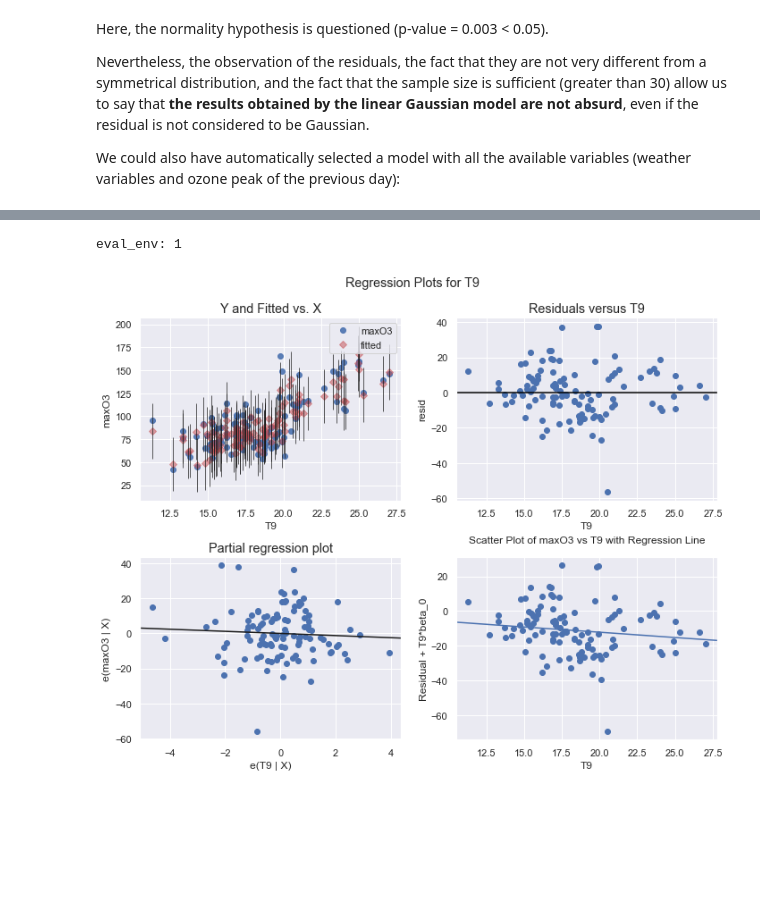
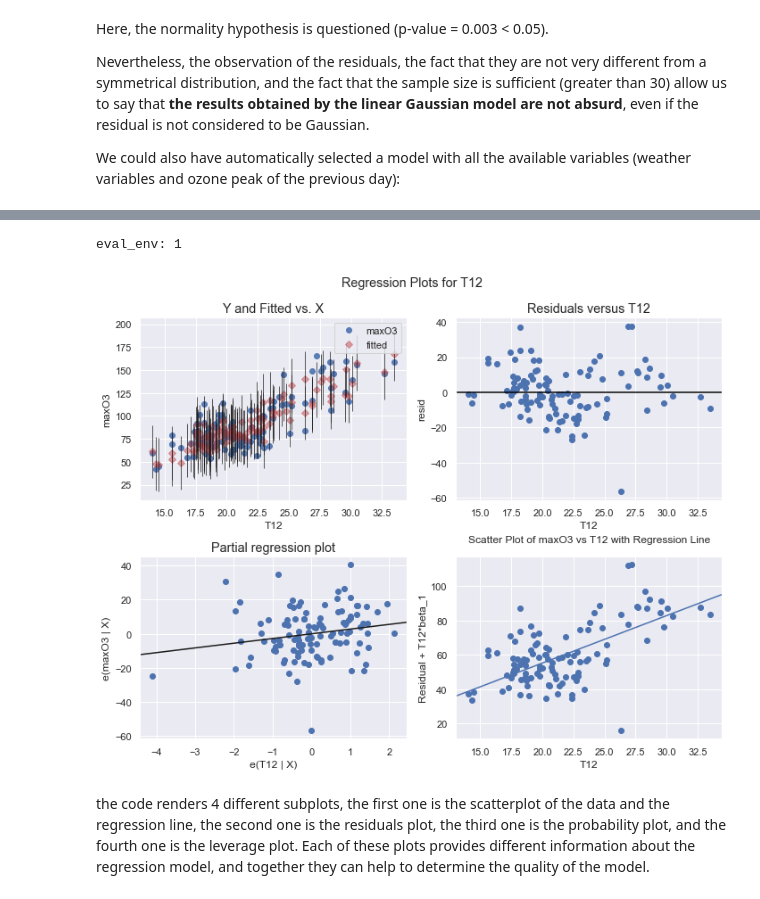
Before and after one commit to IbLahlou/Regression-Project, a Jupyter notebook: Notebook/Linear_Regression_Notebook.ipynb, the cells around one changed output, grey strips where cells are left out. Drawn from its saved outputs; the diff is of its cells as text; code cells hidden in the pictures; blank space fills up the shorter version.

```diff
--- a/Notebook/Linear_Regression_Notebook.ipynb
+++ b/Notebook/Linear_Regression_Notebook.ipynb
@@ -572,15 +597,17 @@ Notes:
 # %%
 import statsmodels.api as sm
 
 # Fit the linear regression model using OLS
 model = sm.OLS(data['maxO3'], data[['T9', 'T12', 'T15', 'Ne9', 'Ne12', 'Ne15', 'maxO3v']])
 results = model.fit()
 
 # Create a scatter plot of the data with the regression line
 fig = plt.figure(figsize=(10, 8))
-sm.graphics.plot_regress_exog(results, 'T9', fig=fig)
-plt.title("Scatter Plot of maxO3 vs T9 with Regression Line", y=1.05)
+sm.graphics.plot_regress_exog(results, 'T12', fig=fig)
+plt.title("Scatter Plot of maxO3 vs T12 with Regression Line", y=1.05)
 plt.show()
 # %% [output]
 eval_env: 1
-[figure, old version]
+[figure, new version]
+# %% [markdown]
+the code renders 4 different subplots, the first one is the scatterplot of the data and the regression line, the second one is the residuals plot, the third one is the probability plot, and the fourth one is the leverage plot. Each of these plots provides different information about the regression model, and together they can help to determine the quality of the model.
```
Also changed, not shown: parts of 11 cells of this notebook.
